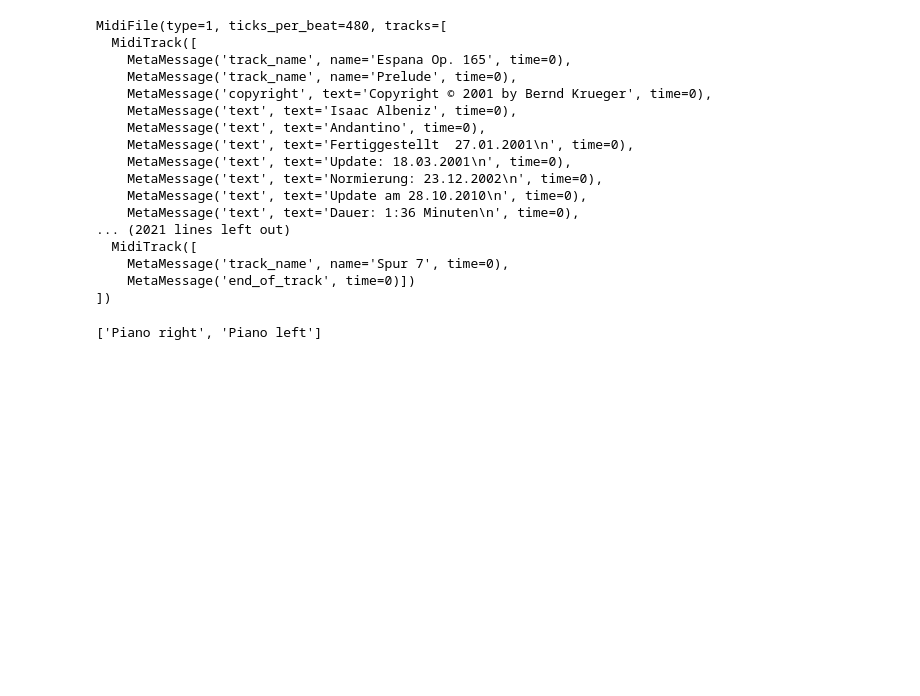
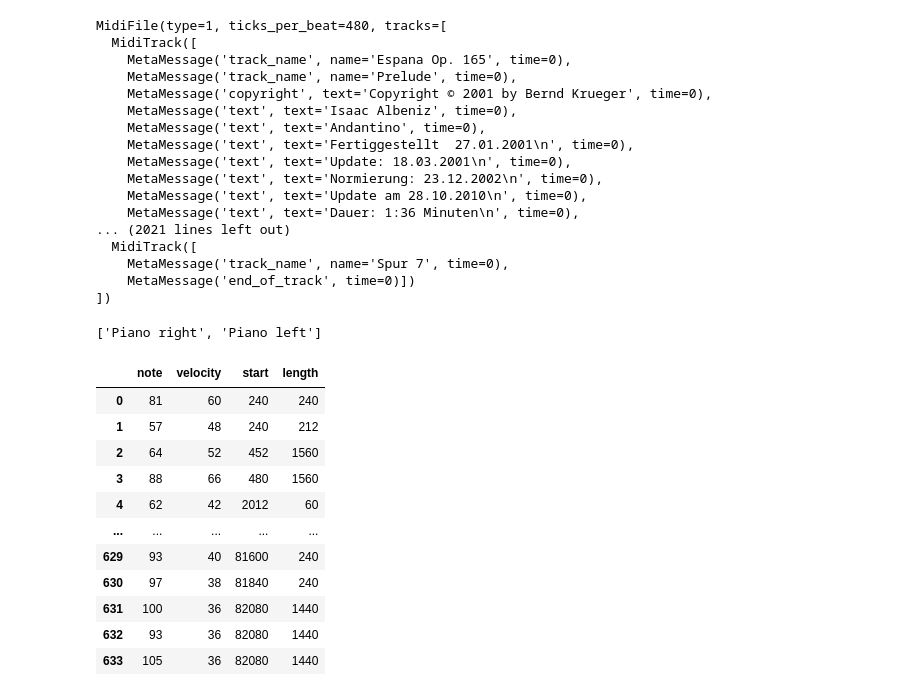
Before and after one commit to fazekas-gergo/tsch-ai-kowski, a Jupyter notebook: prepocess_midi_files.ipynb, the cells around one changed output. Saved outputs shown, nothing was run; the diff lists cells and outputs as text; code cells hidden in the pictures; blank space fills up the shorter version.

```diff
--- a/prepocess_midi_files.ipynb
+++ b/prepocess_midi_files.ipynb
@@ -28,31 +30,57 @@ piano_tracks = [track for track in file.tracks if track.name.lower() in ['piano
 # %% [output]
 ['Piano right', 'Piano left']
 # %%
-def convert_absolute_time(messages):
-    time = 0
-    for msg in messages:
-        time += msg['time']
-        msg['time'] = time
+class TrackMsgConverter:
+    def __init__(self, track):
+        self.messages = [msg.dict() for msg in track if msg.type in ['note_on', 'note_off']]
 
-def _merge_pair(note_on, note_off):
-    return {'note': note_on['note'], 'velocity': note_on['velocity'],
-            'start': note_on['time'], 'length': note_off['time'] - note_on['time']}
+    def convert(self):
+        self._convert_to_absolute_time()
+        self._merge_note_ons_and_offs()
+        return self.messages
 
-def _find_pairs(note_ons, note_offs):
-    for note_on in note_ons:
-        note_off_index = next(i for i, note_off in enumerate(note_offs) if note_off['note'] == note_on['note'])
-        note_off = note_offs.pop(note_off_index)
-        yield note_on, note_off
+    def _convert_to_absolute_time(self):
+        time = 0
+        for msg in self.messages:
+            time += msg['time']
+            msg['time'] = time
 
-def merge_message_pairs(messages):
-    note_ons = [msg for msg in messages if msg['type'] == 'note_on' and msg['velocity'] != 0]
-    note_offs = [msg for msg in messages if msg['type'] == 'note_off' or msg['velocity'] == 0]
-    return [_merge_pair(note_on, note_off) for note_on, note_off in _find_pairs(note_ons, note_offs)]
+    def _merge_note_ons_and_offs(self):
+        note_ons = [msg for msg in self.messages if msg['type'] == 'note_on' and msg['velocity'] != 0]
+        note_offs = [msg for msg in self.messages if msg['type'] == 'note_off' or msg['velocity'] == 0]
+        self.messages = [self.__merge_pair(note_on, note_off) for note_on, note_off in self.__find_pairs(note_ons, note_offs)]
 
-for track in piano_tracks:
-    messages = [msg.dict() for msg in track if msg.type in ['note_on', 'note_off']]
-    convert_absolute_time(messages)
-    messages = merge_message_pairs(messages)
-    for msg in messages:
-        print(msg)
+    @staticmethod
+    def __merge_pair(note_on, note_off):
+        return {'note': note_on['note'], 'velocity': note_on['velocity'],
+                'start': note_on['time'], 'length': note_off['time'] - note_on['time']}
+
+    @staticmethod
+    def __find_pairs(note_ons, note_offs):
+        for note_on in note_ons:
+            note_off_index = next(i for i, note_off in enumerate(note_offs) if note_off['note'] == note_on['note'])
+            note_off = note_offs.pop(note_off_index)
+            yield note_on, note_off
+
+
+def convert_and_merge_tracks(tracks):
+    tracks = [TrackMsgConverter(track).convert() for track in tracks]
+    messages = list(chain(*tracks))
+    return sorted(messages, key=lambda m: m['start'])
+
+
+messages = pd.DataFrame(convert_and_merge_tracks(piano_tracks))
+messages
 # %% [output]
+|  | note | velocity | start | length |
+| 0 | 81 | 60 | 240 | 240 |
+| 1 | 57 | 48 | 240 | 212 |
+| 2 | 64 | 52 | 452 | 1560 |
+| 3 | 88 | 66 | 480 | 1560 |
+| 4 | 62 | 42 | 2012 | 60 |
+| ... | ... | ... | ... | ... |
+| 629 | 93 | 40 | 81600 | 240 |
+| 630 | 97 | 38 | 81840 | 240 |
+| 631 | 100 | 36 | 82080 | 1440 |
+| 632 | 93 | 36 | 82080 | 1440 |
+| 633 | 105 | 36 | 82080 | 1440 |
```
Also changed, not shown: parts of 4 cells of this notebook.
